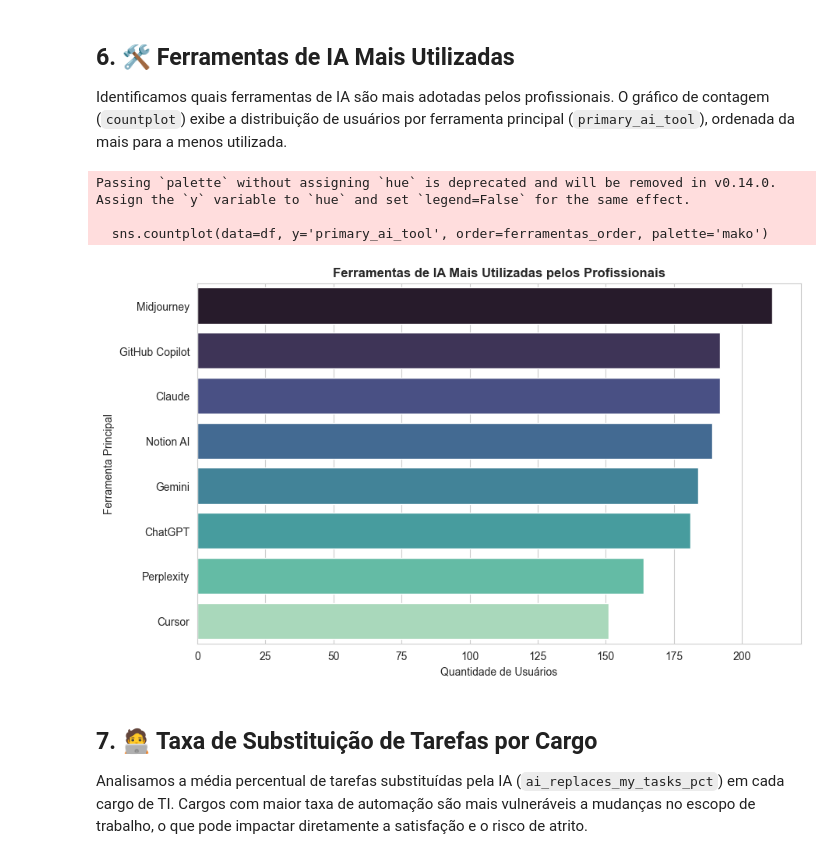
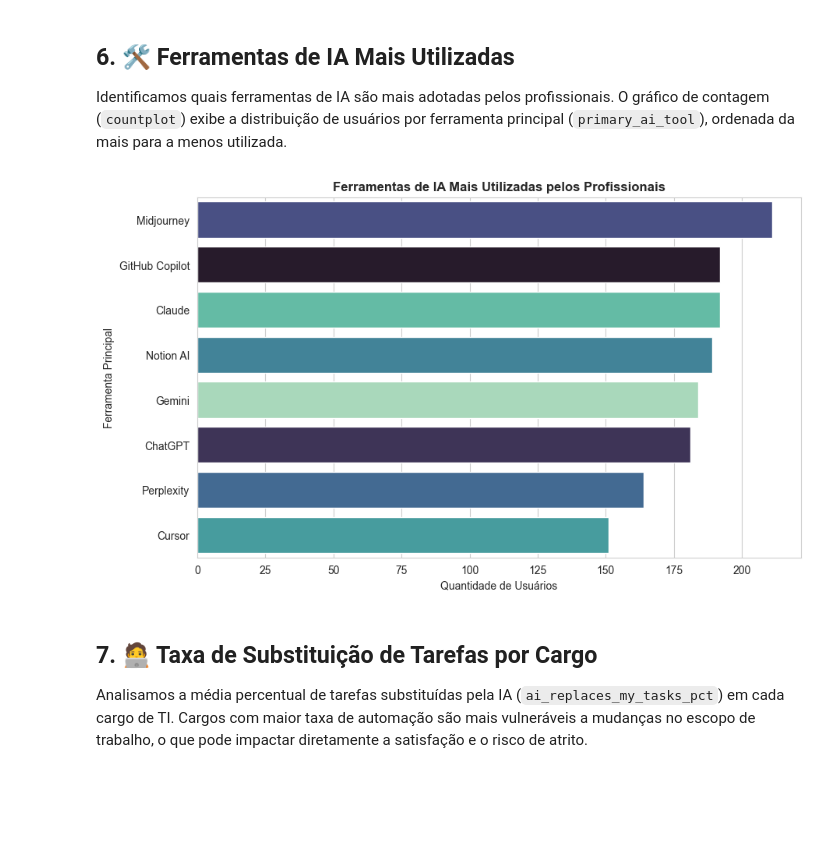
Before and after one commit to davipontojpg/ia-no-trabalho, a Jupyter notebook: ai_on_work.ipynb, the cells around one changed output. Drawn from its saved outputs; the diff is of its cells as text; code cells hidden in the pictures; blank space fills up the shorter version.

```diff
--- a/ai_on_work.ipynb
+++ b/ai_on_work.ipynb
@@ -179,17 +179,14 @@ Identificamos quais ferramentas de IA são mais adotadas pelos profissionais. O
 # %%
 plt.figure(figsize=(10, 6))
 ferramentas_order = df['primary_ai_tool'].value_counts().index
 
-sns.countplot(data=df, y='primary_ai_tool', order=ferramentas_order, palette='mako')
+sns.countplot(data=df, y='primary_ai_tool', order=ferramentas_order, hue='primary_ai_tool', palette='mako', legend=False)
 plt.title('Ferramentas de IA Mais Utilizadas pelos Profissionais', fontweight='bold')
 plt.xlabel('Quantidade de Usuários')
 plt.ylabel('Ferramenta Principal')
 plt.show()
 # %% [output]
-Passing `palette` without assigning `hue` is deprecated and will be removed in v0.14.0. Assign the `y` variable to `hue` and set `legend=False` for the same effect.
-
-  sns.countplot(data=df, y='primary_ai_tool', order=ferramentas_order, palette='mako')
-[figure, old version]
+[figure, new version]
 # %% [markdown]
 ## 7. 🧑‍💻 Taxa de Substituição de Tarefas por Cargo
 
```
Also changed, not shown: parts of 16 cells of this notebook.
